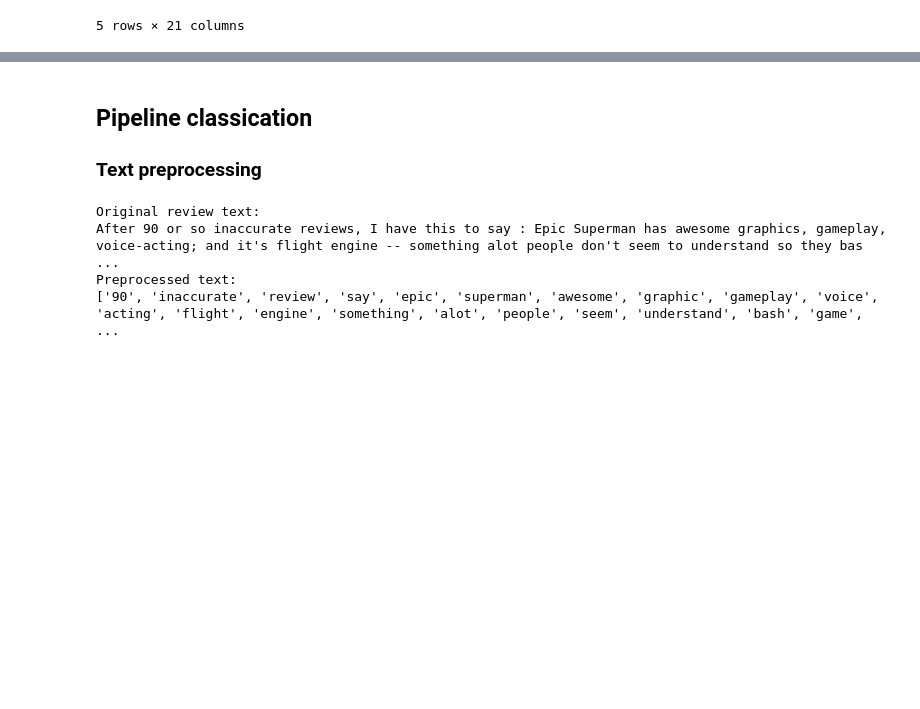
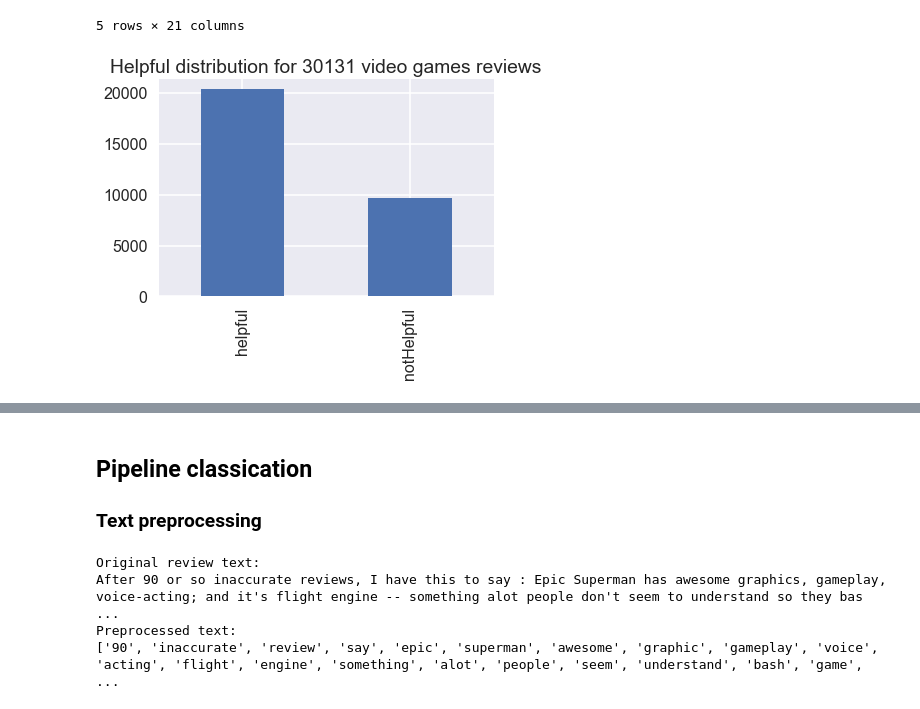
Before and after one commit to adamazon/adamazon-code, a Jupyter notebook: Helpful score prediction.ipynb, the cells around one changed output, grey strips where cells are left out. Cells and saved outputs as stored; diff of their text form; code cells hidden in the pictures; blank space fills up the shorter version.

```diff
--- a/Helpful score prediction.ipynb
+++ b/Helpful score prediction.ipynb
@@ -8,6 +8,11 @@ import numpy as np
 import pandas as pd
 
 import matplotlib.pyplot as plt
+import matplotlib.pyplot as plt
+import seaborn as sns
+
+sns.set()
+sns.set_context("poster")
 from operator import itemgetter
 
 from sklearn.pipeline import Pipeline
@@ -61,3 +66,12 @@ video_games.head()
 |  | A1CB8HH9YJ2YZE | 3 | This is a pretty fun game, but yo... | TheITMan | Fun | 2012-06-09 | 1.000000 | 11 | 6629 | ... |
 |  | A2LQCBLLJVVR5T | 5 | This is a must have for any gamer... | Timmiley "Tim M" | BEST GRAPHICS OF ANY GAME SO FAR ... | 2011-06-13 | 0.823529 | 17 | 6629 | ... |
 5 rows × 21 columns
+# %%
+groupby_helpful = video_games.groupby('helpfulOrNot')
+
+groupby_helpful['overall'].count().plot.bar(title='Helpful distribution for ' + str(len(video_games)) + ' video games reviews');
+ax1 = plt.axes()
+ax1.xaxis.label.set_visible(False)
+plt.show()
+# %% [output]
+[figure, added]
```
Also changed, not shown: parts of 6 cells of this notebook.
